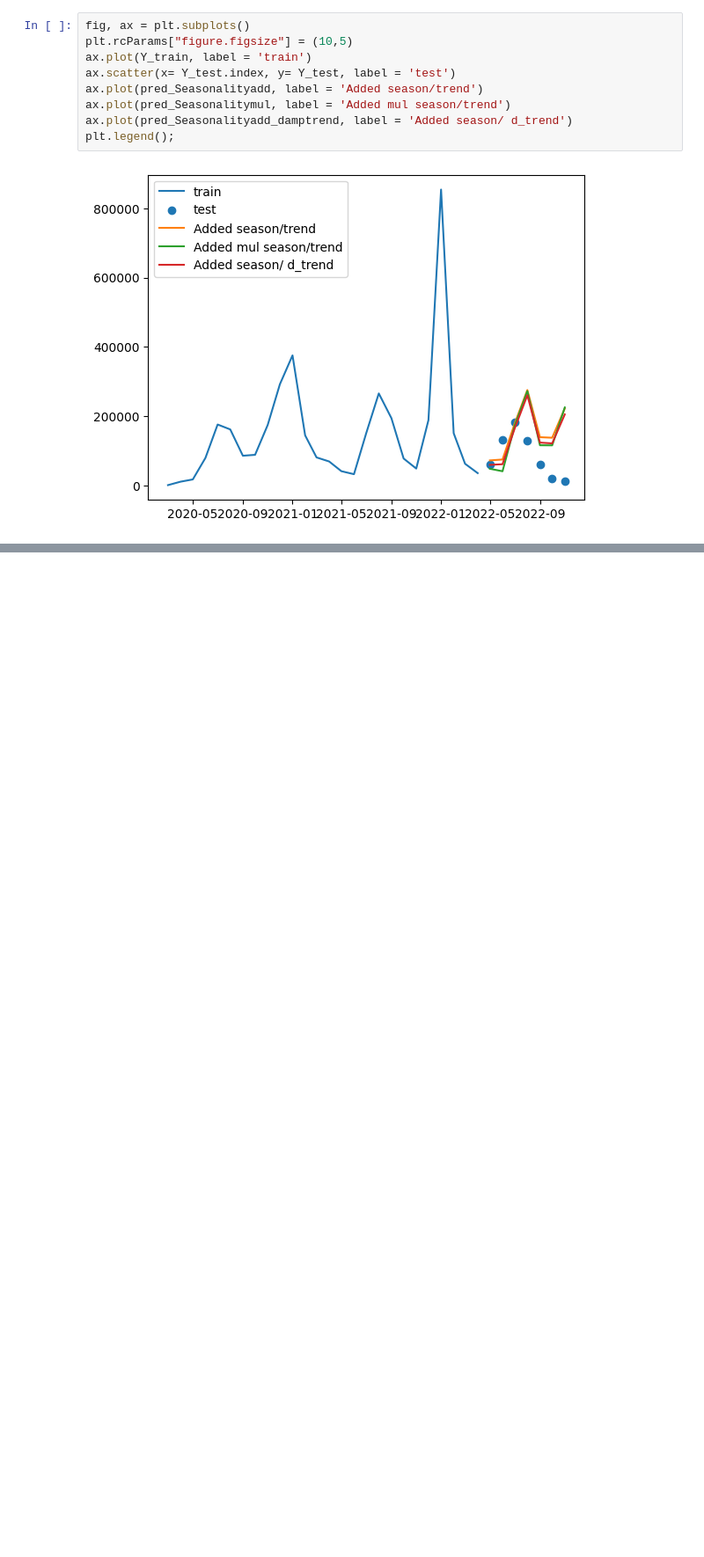
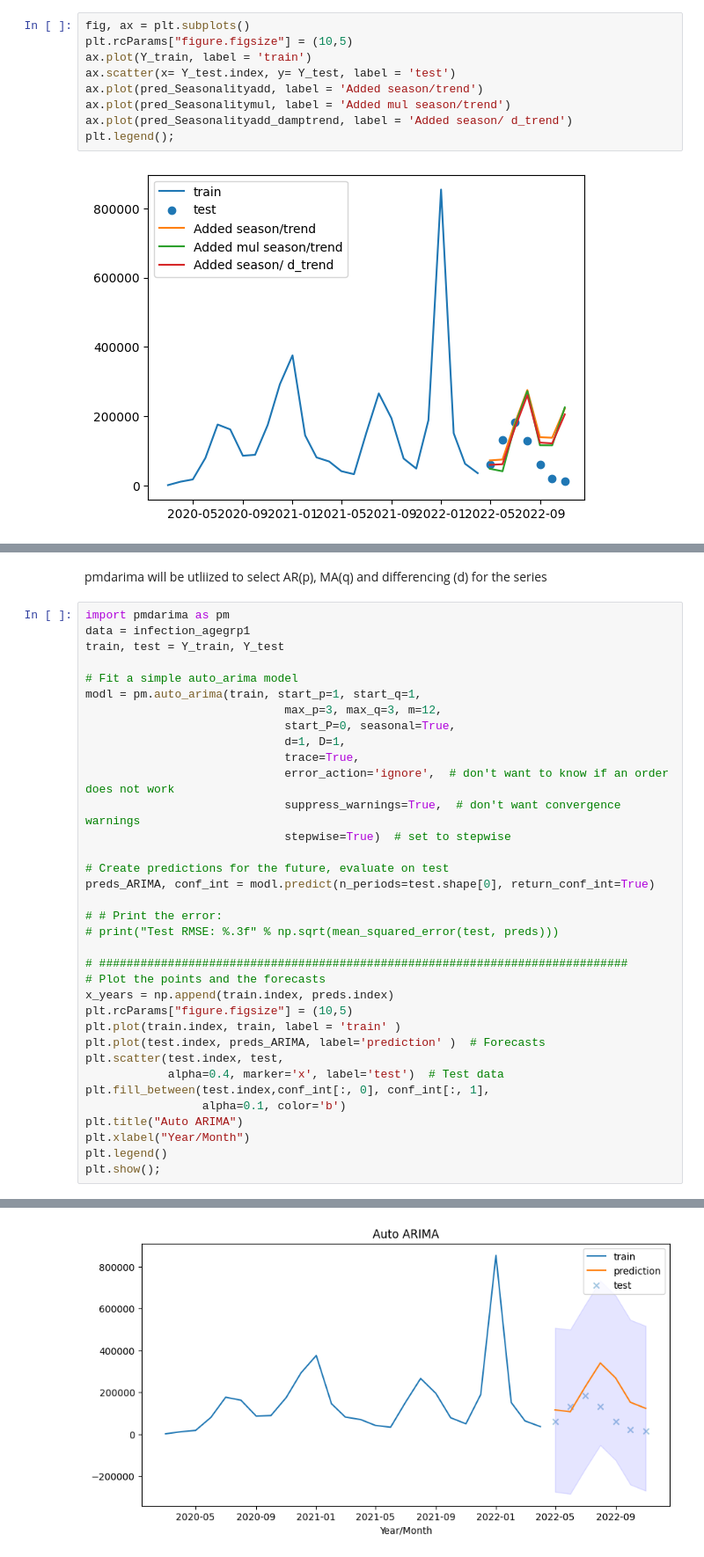
Before and after one commit to loginsanjeev/Git-Practice, a Jupyter notebook: Exponential Vs ARIMA.ipynb, the cells around one changed output, grey strips where cells are left out. Shown: that part at 88% size. Drawn from its saved outputs; the diff is of its cells as text; blank space fills up the shorter version.

```diff
--- a/Exponential Vs ARIMA.ipynb
+++ b/Exponential Vs ARIMA.ipynb
@@ -567,0 +90,38 @@ array([<AxesSubplot: xlabel='Quarter'>, <AxesSubplot: xlabel='Quarter'>,
+# %% [markdown]
+pmdarima will be utliized to select AR(p), MA(q) and differencing (d) for the series
+# %%
+import pmdarima as pm
+data = infection_agegrp1
+train, test = Y_train, Y_test
+
+# Fit a simple auto_arima model
+modl = pm.auto_arima(train, start_p=1, start_q=1,
+                             max_p=3, max_q=3, m=12,
+                             start_P=0, seasonal=True,
+                             d=1, D=1,
+                             trace=True,
+                             error_action='ignore',  # don't want to know if an order does not work
+                             suppress_warnings=True,  # don't want convergence warnings
+                             stepwise=True)  # set to stepwise
+
+# Create predictions for the future, evaluate on test
+preds_ARIMA, conf_int = modl.predict(n_periods=test.shape[0], return_conf_int=True)
+
+# # Print the error:
+# print("Test RMSE: %.3f" % np.sqrt(mean_squared_error(test, preds)))
+
+# #############################################################################
+# Plot the points and the forecasts
+x_years = np.append(train.index, preds.index)
+plt.rcParams["figure.figsize"] = (10,5)
+plt.plot(train.index, train, label = 'train' )
+plt.plot(test.index, preds_ARIMA, label='prediction' )  # Forecasts
+plt.scatter(test.index, test,
+            alpha=0.4, marker='x', label='test')  # Test data
+plt.fill_between(test.index,conf_int[:, 0], conf_int[:, 1],
+                 alpha=0.1, color='b')
+plt.title("Auto ARIMA")
+plt.xlabel("Year/Month")
+plt.legend()
+plt.show();
+# %% [output]
@@ -567,0 +144 @@ array([<AxesSubplot: xlabel='Quarter'>, <AxesSubplot: xlabel='Quarter'>,
+[figure, added]
```
Also changed, not shown: parts of 56 cells of this notebook.
